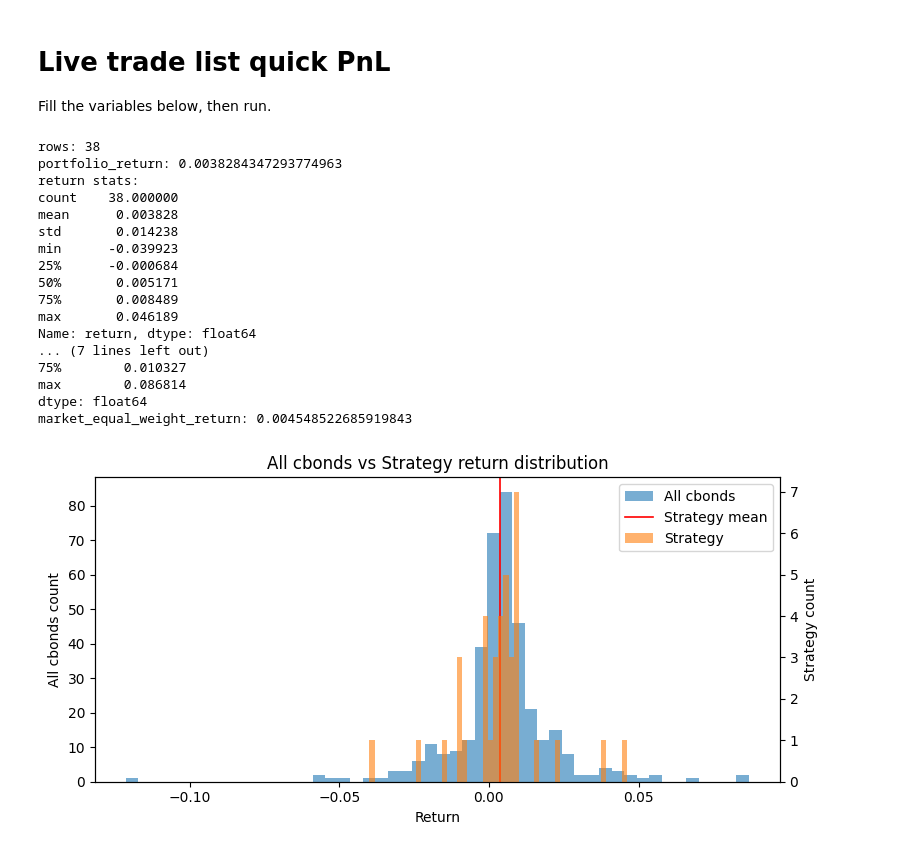
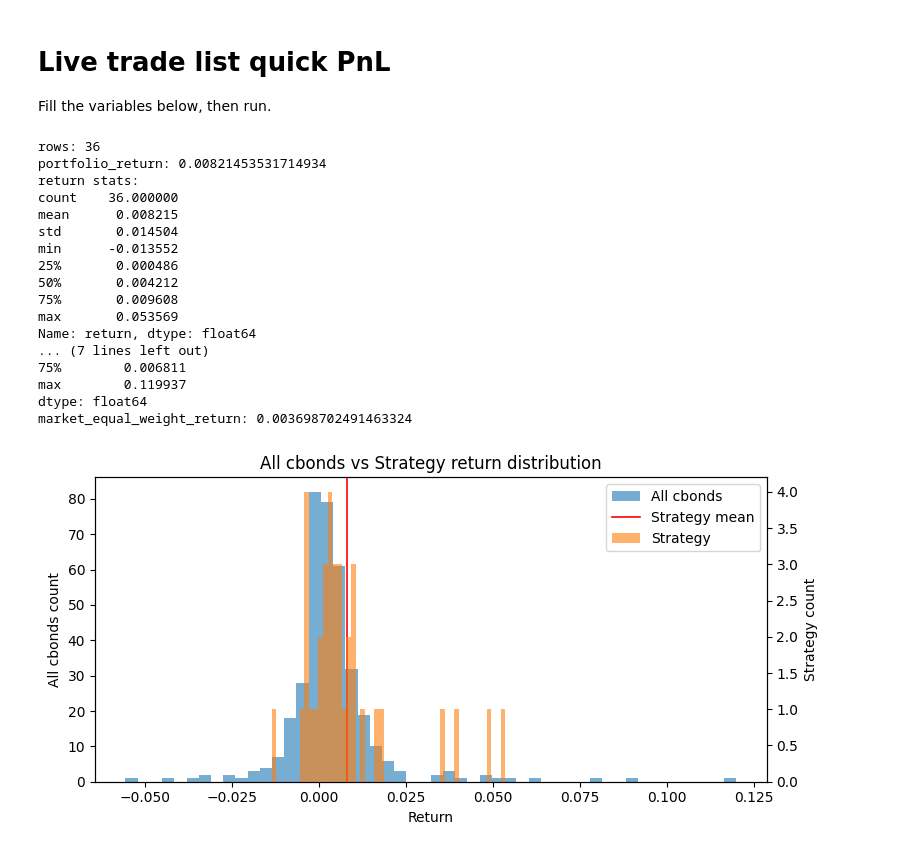
Before and after one commit to gwc0207/CBOND_DAY, a Jupyter notebook: notebooks/live_trade_pnl.ipynb, the cells around one changed output. Cells and saved outputs as stored; diff of their text form; code cells hidden in the pictures.

```diff
--- a/notebooks/live_trade_pnl.ipynb
+++ b/notebooks/live_trade_pnl.ipynb
@@ -8,7 +8,7 @@ import pandas as pd
 import matplotlib.pyplot as plt
 
 # ---- settings ----
-trade_day = '2026-01-28'  # trade_list date
+trade_day = '2026-02-05'  # trade_list date
 signal_name = 'combo_default'
 batch_id = 'Live'
 results_root = Path('D:/cbond_daily/results')
@@ -70,47 +70,47 @@ all_sell = apply_bps(all_df[sell_twap_col], cost_bps, 'sell')
 all_returns = (all_sell - all_buy) / all_buy
 
 print('all cbonds return stats:')
 print(all_returns.describe())
 
 # equal-weight market return (all tradable)
 if len(all_returns) > 0:
     market_eq_ret = float(all_returns.mean())
     print('market_equal_weight_return:', market_eq_ret)
 
 # histogram
 fig, ax = plt.subplots(figsize=(8, 4))
 ax2 = ax.twinx()
 ax.hist(all_returns.dropna(), bins=50, alpha=0.6, label='All cbonds')
 ax2.hist(merged['return'].dropna(), bins=50, alpha=0.6, color='tab:orange', label='Strategy')
 ax.axvline(merged['return'].mean(), color='red', linewidth=1.2, label='Strategy mean')
 ax.set_title('All cbonds vs Strategy return distribution')
 ax.set_xlabel('Return')
 ax.set_ylabel('All cbonds count')
 ax2.set_ylabel('Strategy count')
 lines, labels = ax.get_legend_handles_labels()
 lines2, labels2 = ax2.get_legend_handles_labels()
 ax.legend(lines + lines2, labels + labels2, loc='best')
 fig.tight_layout()
 plt.show()
 # %% [output]
-rows: 38
-portfolio_return: 0.0038284347293774963
+rows: 36
+portfolio_return: 0.00821453531714934
 return stats:
-count    38.000000
-mean      0.003828
-std       0.014238
-min      -0.039923
-25%      -0.000684
-50%       0.005171
-75%       0.008489
-max       0.046189
+count    36.000000
+mean      0.008215
+std       0.014504
+min      -0.013552
+25%       0.000486
+50%       0.004212
+75%       0.009608
+max       0.053569
 Name: return, dtype: float64
 ... (7 lines left out)
-75%        0.010327
-max        0.086814
+75%        0.006811
+max        0.119937
 dtype: float64
-market_equal_weight_return: 0.004548522685919843
+market_equal_weight_return: 0.003698702491463324
-[figure, old version]
+[figure, new version]
 # %%
 merged
 # %% [output]
```
Also changed, not shown: parts of 1 cell of this notebook, 7 other files.
